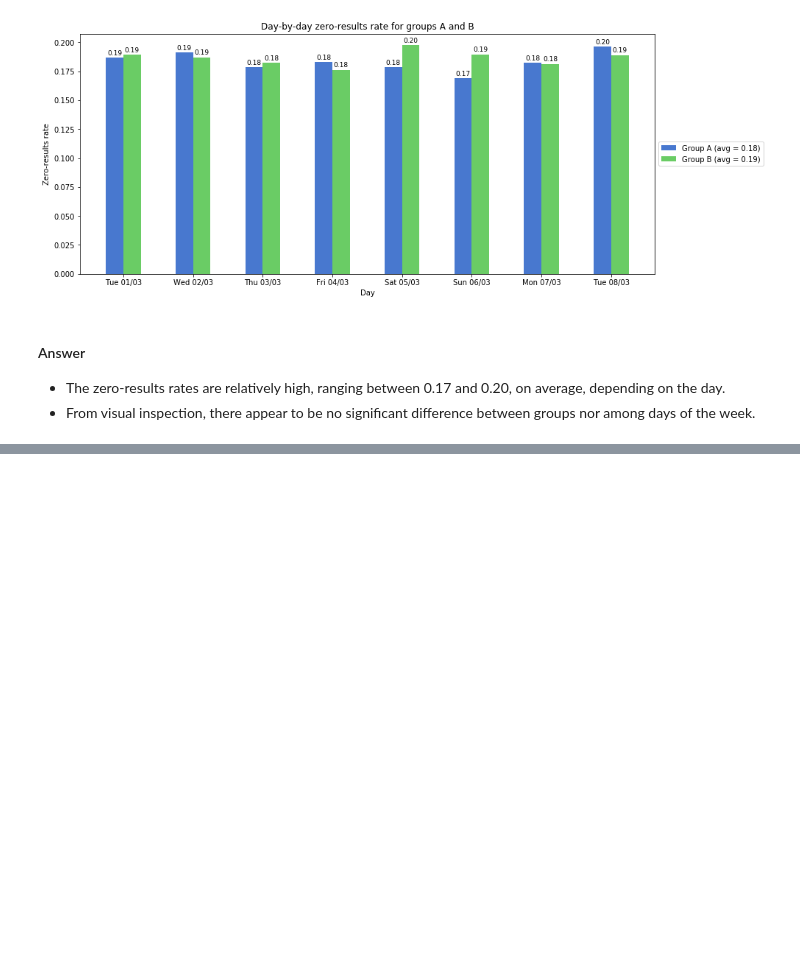
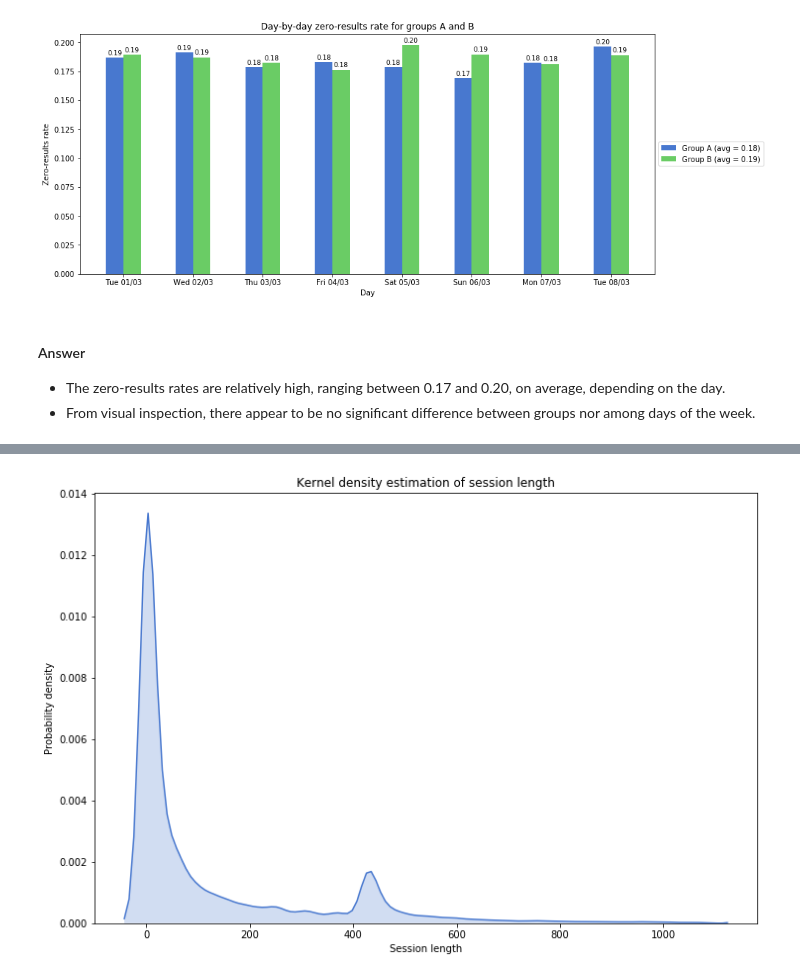
Before and after one commit to armineminasyan/wikimedia-test, a Jupyter notebook: answers-and-code.ipynb, the cells around one changed output, grey strips where cells are left out. Saved outputs shown, nothing was run; the diff lists cells and outputs as text; code cells hidden in the pictures; blank space fills up the shorter version.

```diff
--- a/answers-and-code.ipynb
+++ b/answers-and-code.ipynb
@@ -653,0 +822,10 @@ for i, row in zb.iterrows():
+# %%
+withres = res_clean[res_clean.any_search_results]
+# %%
+fig, ax = plt.subplots(figsize = (12, 8))
+sns.kdeplot(data = withres.session_length, shade = True, ax = ax, legend = False)
+ax.set_title('Kernel density estimation of session length')
+ax.set_xlabel('Session length')
+ax.set_ylabel('Probability density');
+# %% [output]
+[figure, added]
```
Also changed, not shown: parts of 29 cells of this notebook, 1 other file.
